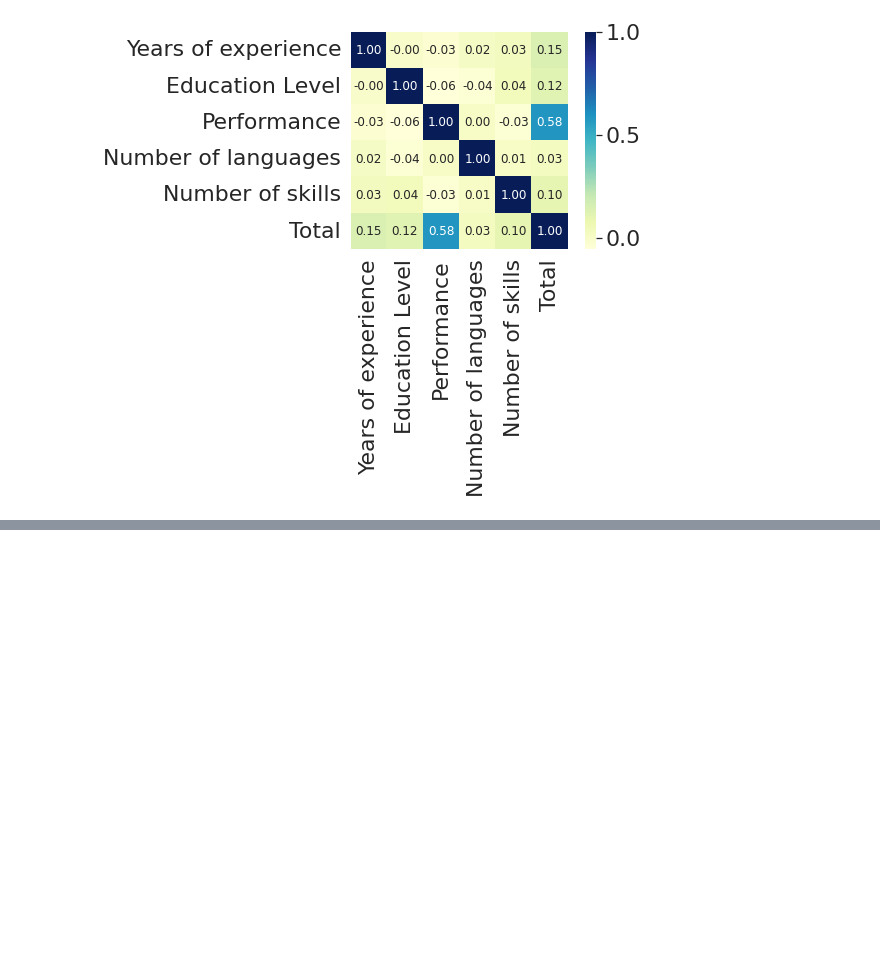
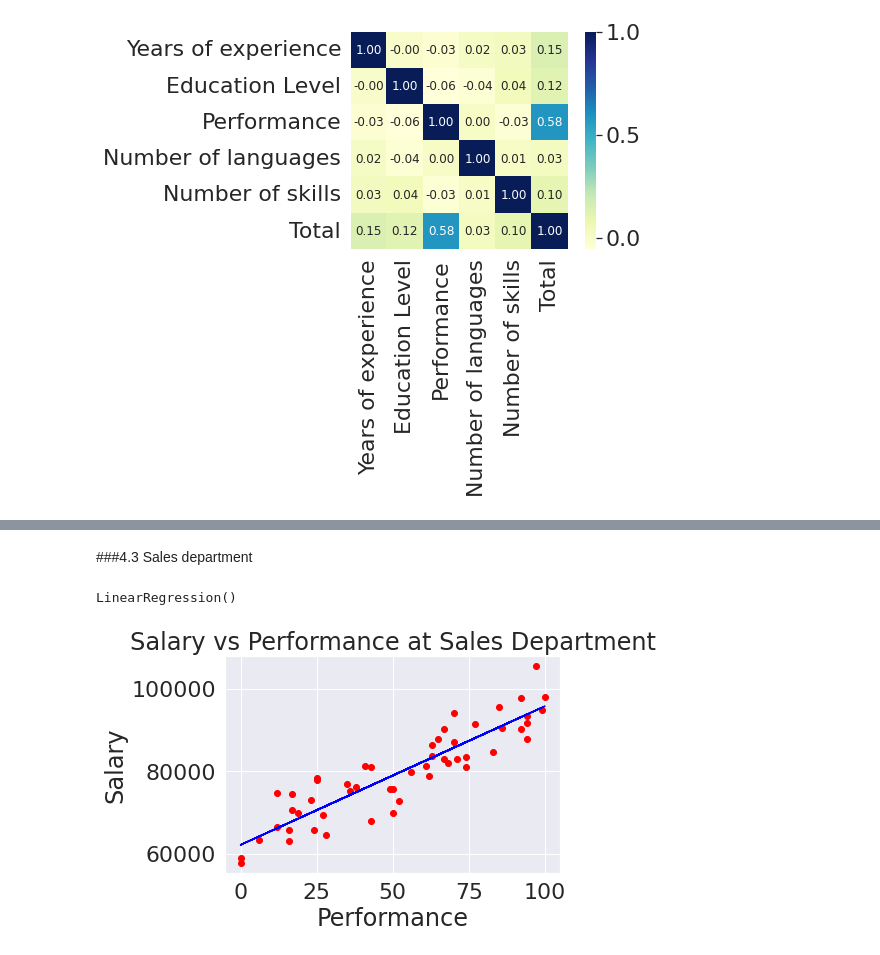
Before and after one commit to FHnt97/RUG_TOM_SIO, a Jupyter notebook: Assignment_A_4.ipynb, the cells around one changed output, grey strips where cells are left out. Drawn from its saved outputs; the diff is of its cells as text; code cells hidden in the pictures; blank space fills up the shorter version.

```diff
--- a/Assignment_A_4.ipynb
+++ b/Assignment_A_4.ipynb
@@ -191,0 +404,23 @@ plt.show()
+# %% [markdown]
+###4.3 Sales department
+# %%
+df_sales = df[df['Department']=='sales']
+X_train_sales = df_sales['Performance'].tolist()
+y_train_sales = df_sales['Total'].tolist()
+
+X_train_sales = np.array(X_train_sales).reshape((len(X_train_sales),1))
+y_train_sales = np.array(y_train_sales).reshape((len(y_train_sales),1))
+
+regressor_sales = LinearRegression()
+regressor_sales.fit(X_train_sales, y_train_sales)
+# %% [output]
+LinearRegression()
+# %%
+plt.scatter(X_train_sales,y_train_sales, color='red',)
+plt.plot(X_train_sales,regressor_sales.predict(X_train_sales), color='blue')
+plt.title('Salary vs Performance at Sales Department')
+plt.xlabel('Performance')
+plt.ylabel('Salary')
+plt.show()
+# %% [output]
+[figure, added]
```
Also changed, not shown: parts of 62 cells of this notebook.
